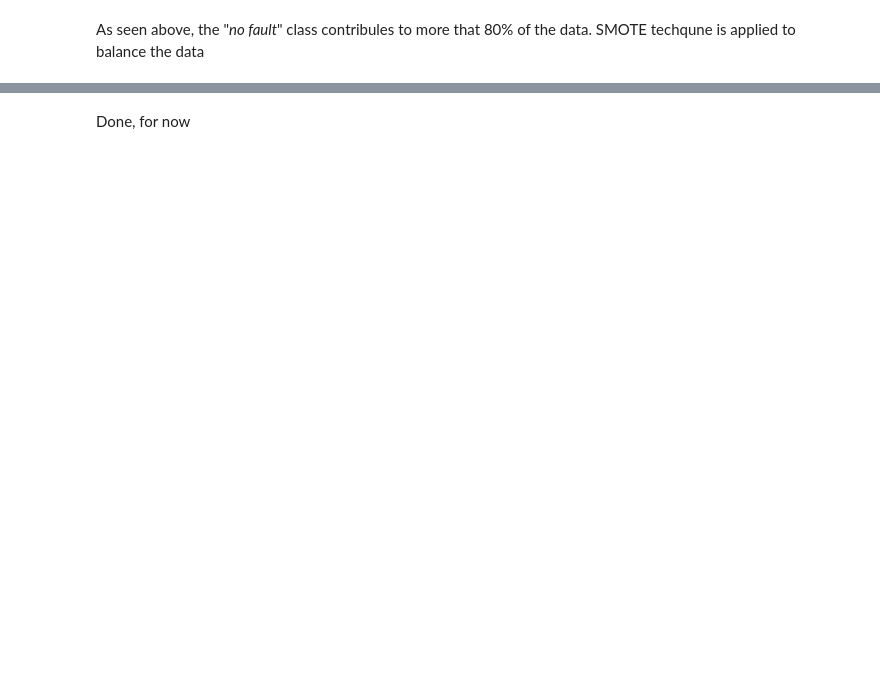
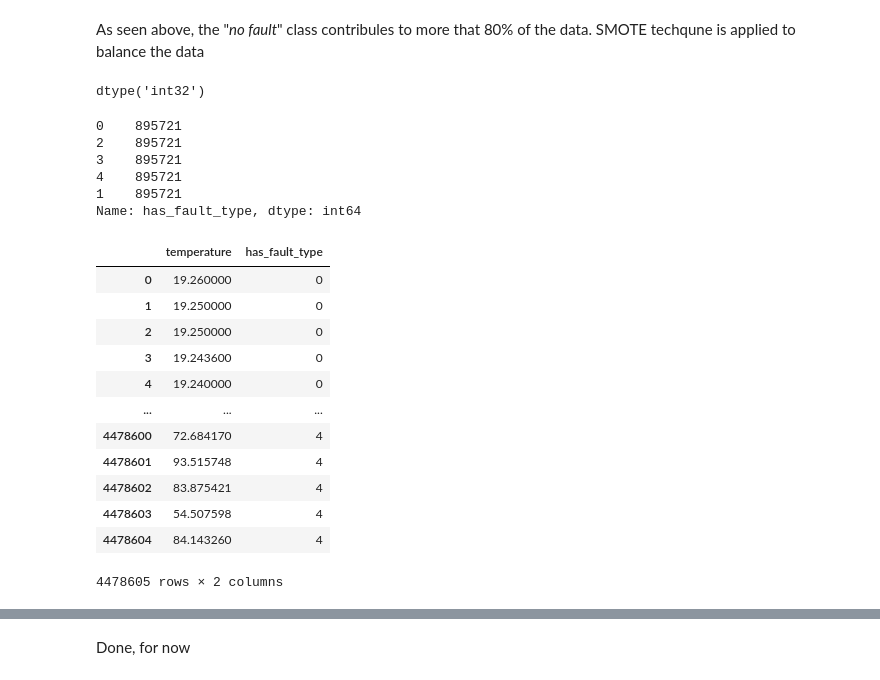
Before and after one commit to Nene-S/IoT_Sensors_Prediction_and_Classification, a Jupyter notebook: notebooks/preprocess.ipynb, the cells around one changed output, grey strips where cells are left out. Saved outputs shown, nothing was run; the diff lists cells and outputs as text; code cells hidden in the pictures; blank space fills up the shorter version.

```diff
--- a/notebooks/preprocess.ipynb
+++ b/notebooks/preprocess.ipynb
@@ -443,4 +491,7 @@ cls_data["has_fault_type"].unique()
 # %%
 # re-numbering the 'has_fault_type' column
-mapping = {0: 0, 1: 1, 4: 2, 8: 3, 16: 4}
-cls_data["has_fault_type"] = cls_data["has_fault_type"].map(mapping)
+# mapping = {0: 0, 1: 1, 4: 2, 8: 3, 16: 4}
+# cls_data["has_fault_type"] = cls_data["has_fault_type"].map(mapping)
+le_fault_type = LabelEncoder()
+
+cls_data["has_fault_type"] = le_fault_type.fit_transform(cls_data["has_fault_type"])
@@ -454,13 +523,42 @@ cls_data["has_fault_type"].value_counts(normalize=True)
 # %% [markdown]
 As seen above, the "*no fault*" class contribules to more that 80% of the data. SMOTE techqune is applied to balance the data
 # %%
-X = cls_data["temperature"].values.reshape(-1, 1)
+X = cls_data[["temperature"]]
 y = cls_data["has_fault_type"]
 y = y.astype(int)
 # %%
 y.dtype
+# %% [output]
+dtype('int32')
 # %%
 # SMOTE
 blsmote = BorderlineSMOTE(sampling_strategy="not majority", kind="borderline-1", random_state=42)
 X_resampled, y_resampled = blsmote.fit_resample(X, y)
 y_resampled.value_counts()
+# %% [output]
+0    895721
+2    895721
+3    895721
+4    895721
+1    895721
+Name: has_fault_type, dtype: int64
+# %%
+df = pd.concat([pd.DataFrame(X_resampled, columns=["temperature"]),
+                          pd.Series(y_resampled, name="has_fault_type")],axis=1)
+# %%
+# df.has_fault_type.value_counts()
+df
+# %% [output]
+|  | temperature | has_fault_type |
+| 0 | 19.260000 | 0 |
+| 1 | 19.250000 | 0 |
+| 2 | 19.250000 | 0 |
+| 3 | 19.243600 | 0 |
+| 4 | 19.240000 | 0 |
+| ... | ... | ... |
+| 4478600 | 72.684170 | 4 |
+| 4478601 | 93.515748 | 4 |
+| 4478602 | 83.875421 | 4 |
+| 4478603 | 54.507598 | 4 |
+| 4478604 | 84.143260 | 4 |
+4478605 rows × 2 columns
```
Also changed, not shown: parts of 19 cells of this notebook, 9 other files.
